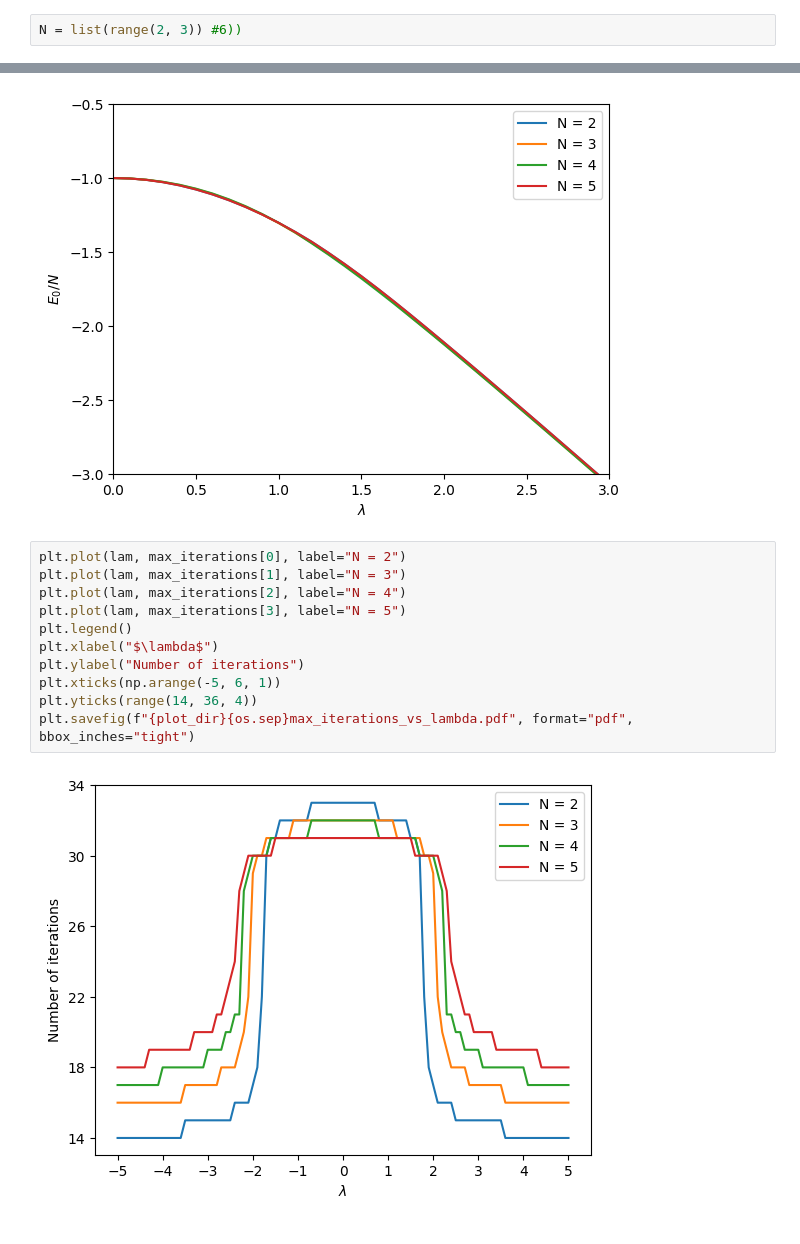
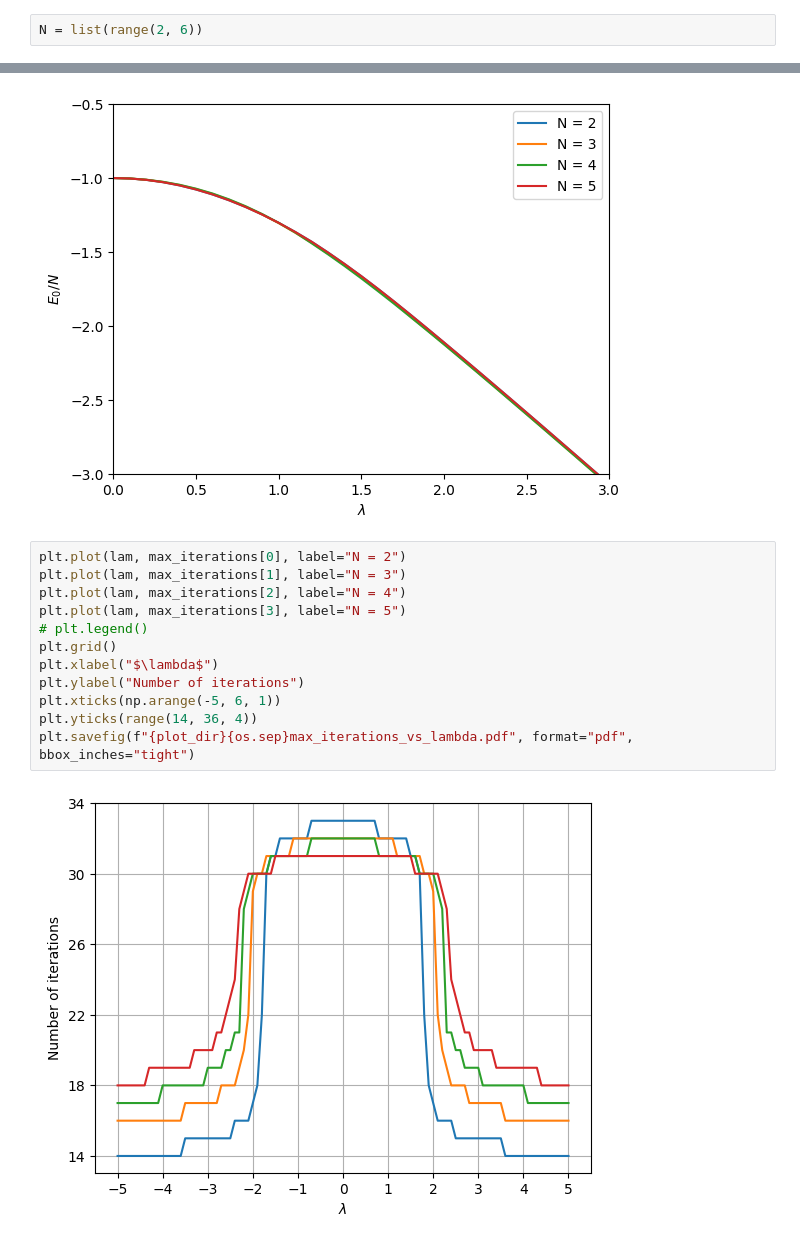
Before and after one commit to jchryssanthacopoulos/quantum_information, a Jupyter notebook: assignment_8/src/plot_rsrg_ising.ipynb, the cells around one changed output, grey strips where cells are left out. Cells and saved outputs as stored; diff of their text form.

```diff
--- a/assignment_8/src/plot_rsrg_ising.ipynb
+++ b/assignment_8/src/plot_rsrg_ising.ipynb
@@ -17,7 +16,7 @@ plot_dir = f"..{os.sep}plots"
 # %%
 program = f"{compiled_dir}{os.sep}rsrg_ising"
 # %%
-N = list(range(2, 3)) #6))
+N = list(range(2, 6))
 # %%
 lam = np.arange(-5, 5.1, 0.1)
 # %%
@@ -103,13 +105,14 @@ plt.savefig(f"{plot_dir}{os.sep}energy_vs_lambda_different_N.pdf", format="pdf",
 # %%
 plt.plot(lam, max_iterations[0], label="N = 2")
 plt.plot(lam, max_iterations[1], label="N = 3")
 plt.plot(lam, max_iterations[2], label="N = 4")
 plt.plot(lam, max_iterations[3], label="N = 5")
-plt.legend()
+# plt.legend()
+plt.grid()
 plt.xlabel("$\lambda$")
 plt.ylabel("Number of iterations")
 plt.xticks(np.arange(-5, 6, 1))
 plt.yticks(range(14, 36, 4))
 plt.savefig(f"{plot_dir}{os.sep}max_iterations_vs_lambda.pdf", format="pdf", bbox_inches="tight")
 # %% [output]
-[figure, old version]
+[figure, new version]
```
Also changed, not shown: parts of 2 cells of this notebook, 5 other files.
